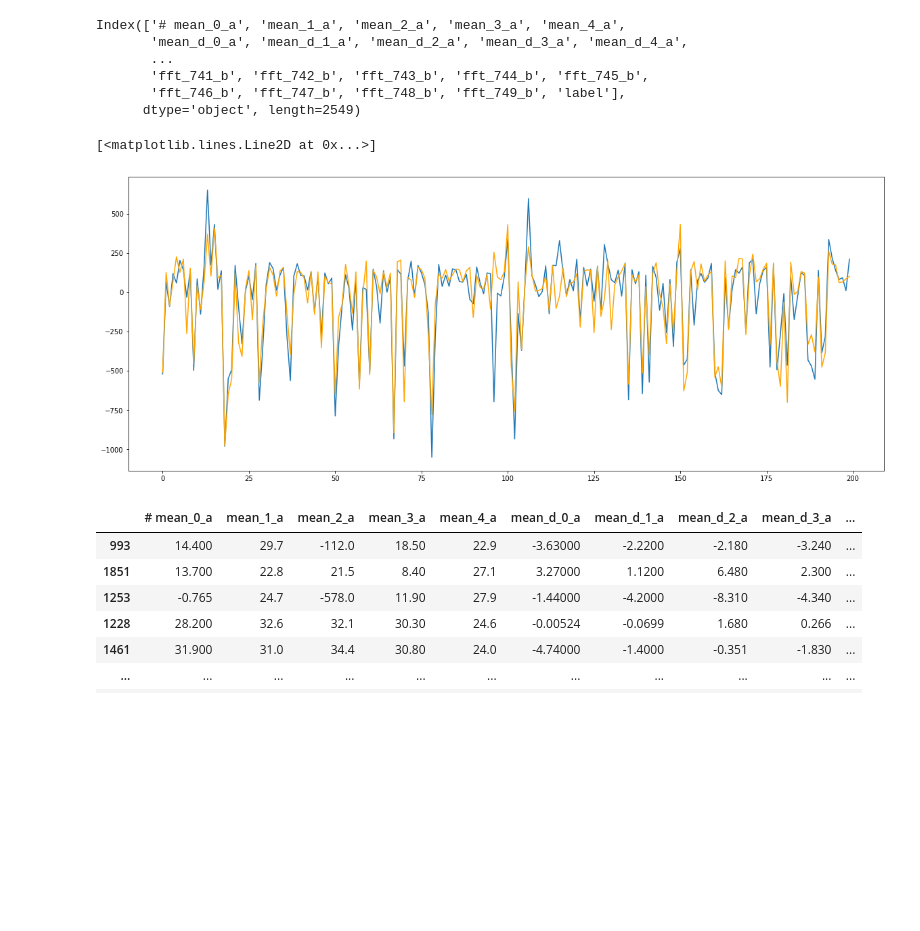
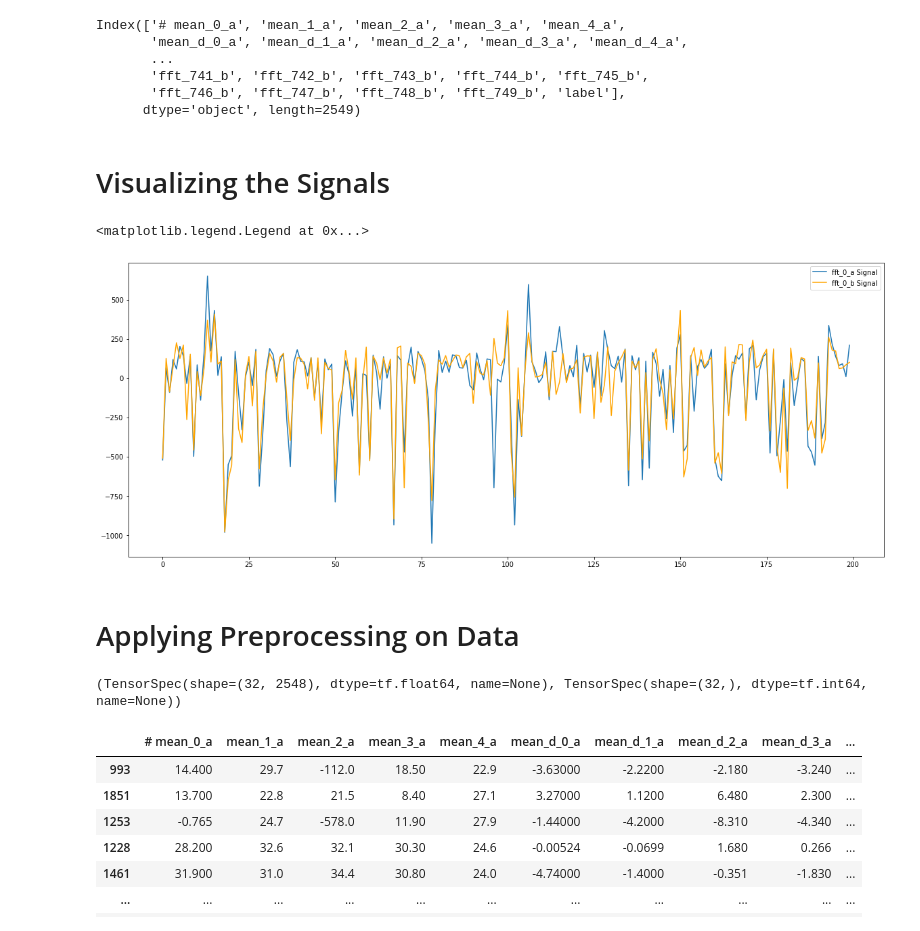
Before and after one commit to Arush0113/EEG_Pipeline, a Jupyter notebook: EEG_emotion_recognition.ipynb, the cells around one changed output. Cells and saved outputs as stored; diff of their text form; code cells hidden in the pictures; blank space fills up the shorter version.

```diff
--- a/EEG_emotion_recognition.ipynb
+++ b/EEG_emotion_recognition.ipynb
@@ -26,13 +28,18 @@ Index(['# mean_0_a', 'mean_1_a', 'mean_2_a', 'mean_3_a', 'mean_4_a',
        'fft_741_b', 'fft_742_b', 'fft_743_b', 'fft_744_b', 'fft_745_b',
        'fft_746_b', 'fft_747_b', 'fft_748_b', 'fft_749_b', 'label'],
       dtype='object', length=2549)
+# %% [markdown]
+# Visualizing the Signals
 # %%
 plt.figure(figsize=(20,8))
 plt.plot(df['fft_0_a'][:200])
 plt.plot(df['fft_0_b'][:200], 'orange')
+plt.legend(['fft_0_a Signal', 'fft_0_b Signal'])
 # %% [output]
-[<matplotlib.lines.Line2D at 0x...>]
+<matplotlib.legend.Legend at 0x...>
-[figure, old version]
+[figure, new version]
+# %% [markdown]
+# Applying Preprocessing on Data
 # %%
 label_mapping = {'NEGATIVE':0, 'NEUTRAL':1, 'POSITIVE':2}
 # %%
@@ -45,6 +52,14 @@ def preprocess_inputs(dataFrame):
   return X_train, X_test, y_train, y_test
 # %%
 X_train, X_test, y_train, y_test = preprocess_inputs(df)
+# %%
+dataset = tf.data.Dataset.from_tensor_slices((X_train, y_train))
+dataset = dataset.batch(32, drop_remainder=True)
+dataset = dataset.shuffle(100)
+dataset = dataset.repeat()
+print(dataset.element_spec)
+# %% [output]
+(TensorSpec(shape=(32, 2548), dtype=tf.float64, name=None), TensorSpec(shape=(32,), dtype=tf.int64, name=None))
 # %%
 X_train
 # %% [output]
```
Also changed, not shown: parts of 17 cells of this notebook.
